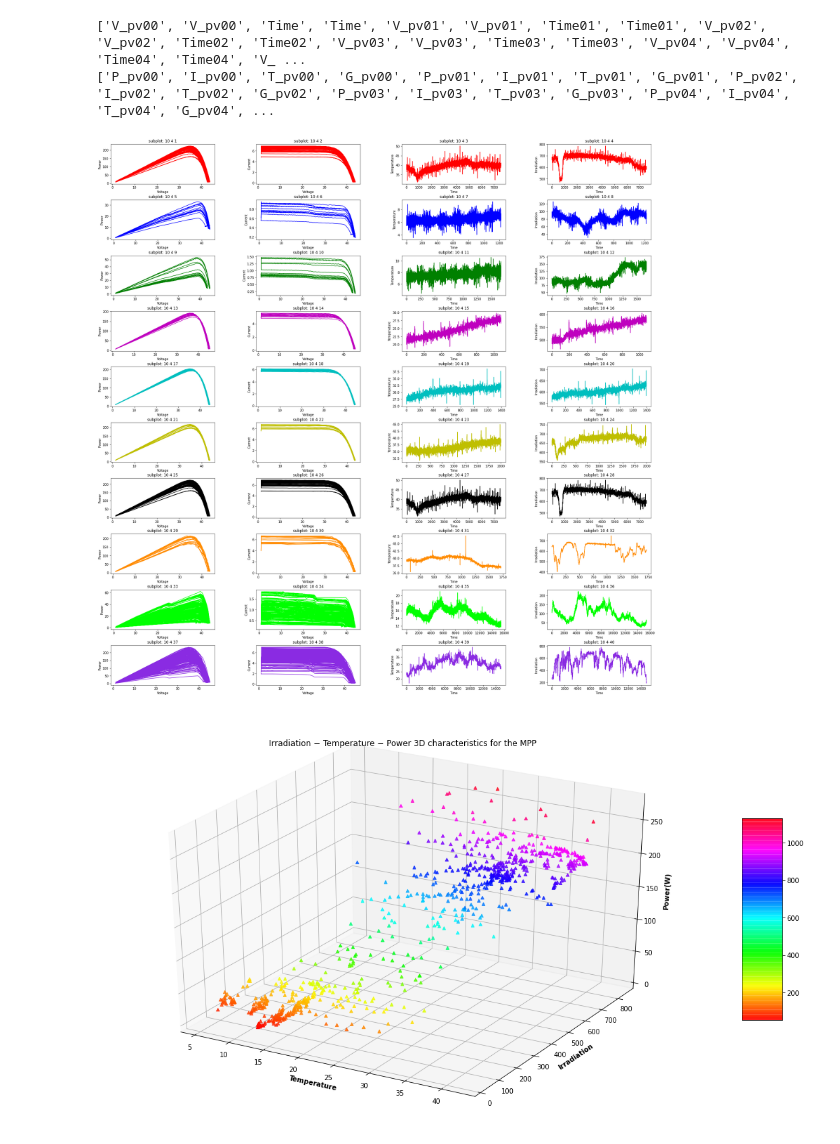
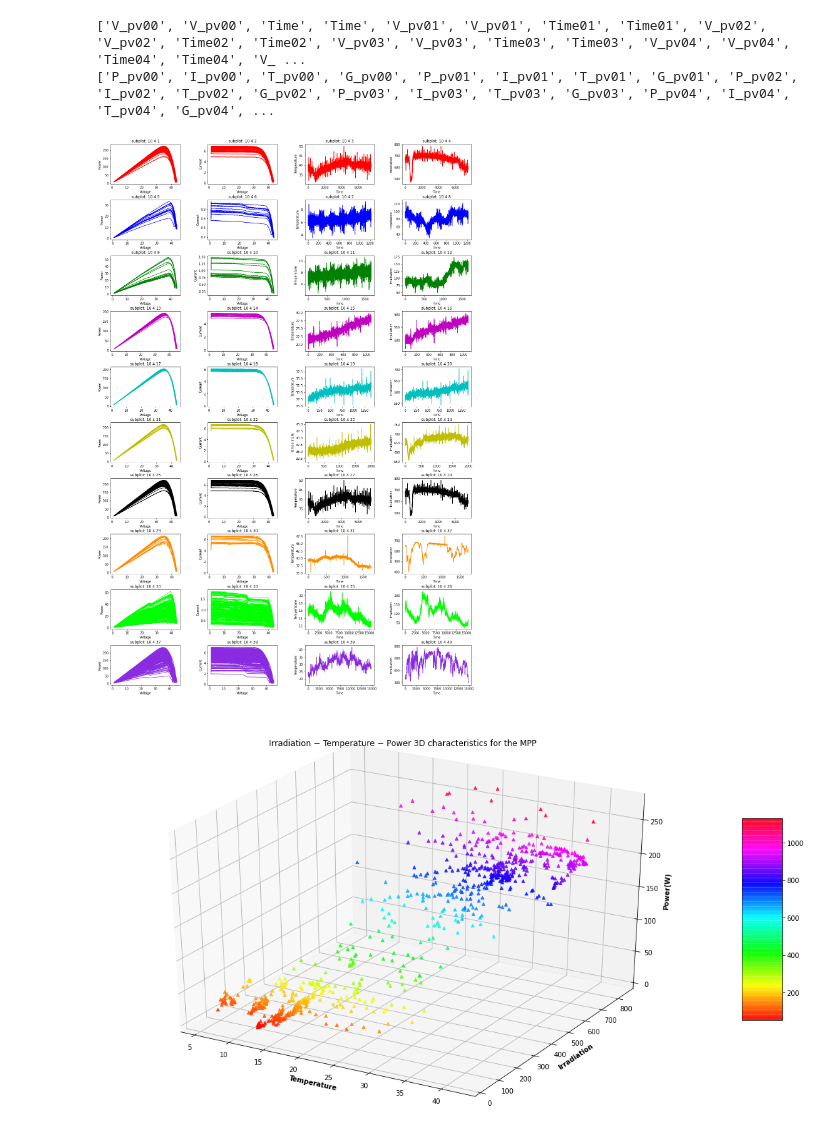
Before and after one commit to Mohamed-derbeli/ML-for-maximum-power-point-tracking-prediction-in-PV-system, a Jupyter notebook: ML_for_MPPT_prediction_in_PV_system.ipynb, the cells around one changed output. Saved outputs shown, nothing was run; the diff lists cells and outputs as text; code cells hidden in the pictures.

```diff
--- a/ML_for_MPPT_prediction_in_PV_system.ipynb
+++ b/ML_for_MPPT_prediction_in_PV_system.ipynb
@@ -119,35 +119,35 @@ Ylab=['Power','Current','Temperature','Irradiation']
 a = 10  # number of rows
 b = 4  # number of columns
 c = 1  # initialize plot counter
 itm=0
 color=0
 
 
-fig = plt.figure(figsize=(30,30))
+fig = plt.figure(figsize=(20,30))
 
 # The following adjustment is needed to make space between the figures
 plt.subplots_adjust(left=0.1,
                     bottom=0.1,
                     right=0.9,
                     top=0.9,
                     wspace=0.4,
                     hspace=0.4)
 for i in range(10):
   index=0
   for j in range(4):
     plt.subplot(a, b, c)
     plt.title('subplot: {} {} {}'.format( a, b, c))
     plt.xlabel(Xlab[index])
     plt.ylabel(Ylab[index])
     plt.plot(df[X[itm]], df[Y[itm]],k1[color]) #,label=k2[index]
     c = c + 1
     itm= itm + 1
     index=index+1
   color=color+1
 
 plt.show()
 # %% [output]
-[figure, old version]
+[figure, new version]
 # %%
 # Creating figure
 fig = plt.figure(figsize = (20, 11))
```
